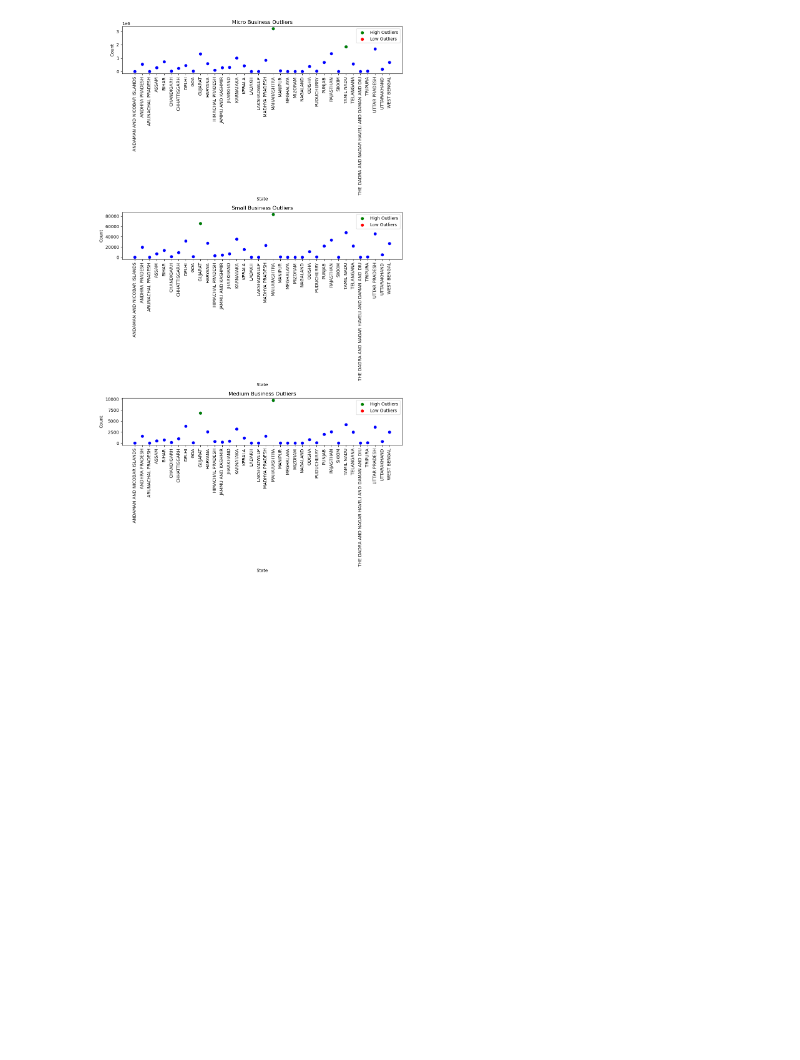
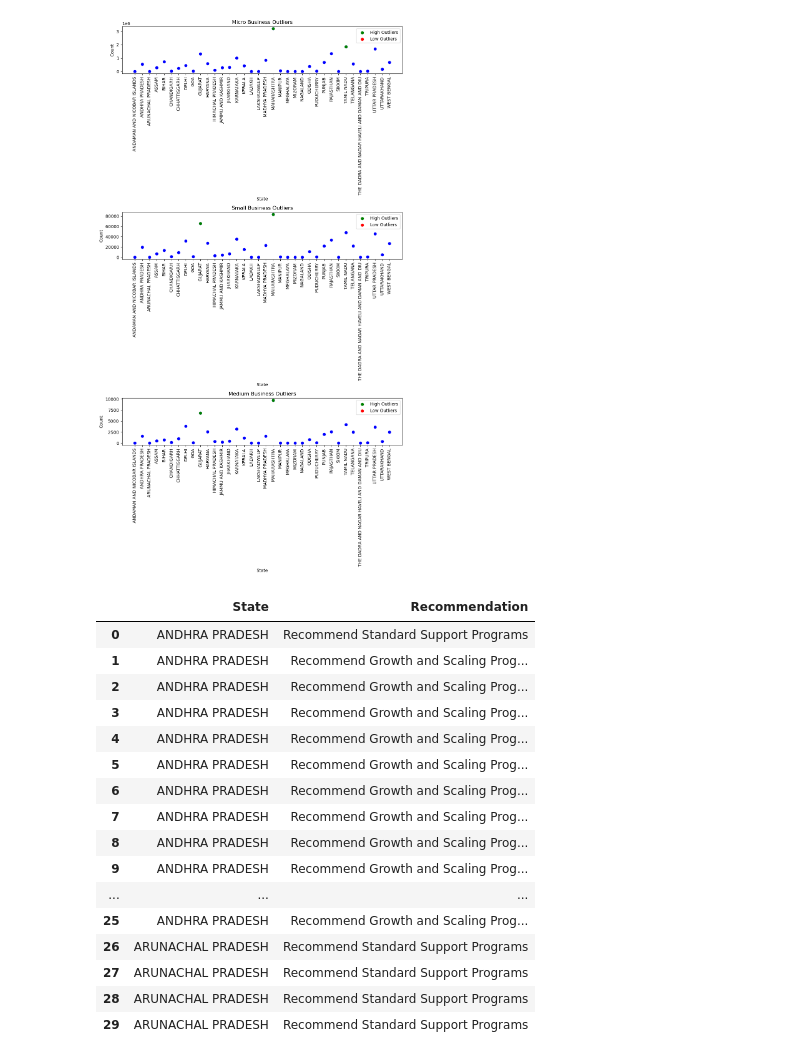
Before and after one commit to 10sharmashivam/AI_Personalization_for_MSME_FinTech_Platform, a Jupyter notebook: models/noteook.ipynb, the cells around one changed output. Cells and saved outputs as stored; diff of their text form; code cells hidden in the pictures; blank space fills up the shorter version.

Commit message:
Basic Recommendation Model

```diff
--- a/models/noteook.ipynb
+++ b/models/noteook.ipynb
@@ -458,3 +458,48 @@ plt.tight_layout()
 plt.show()
 # %% [output]
 [figure]
+# %%
+# Create a recommendation function based on the distribution of business sizes
+def generate_recommendations(df):
+    recommendations = []
+    for index, row in df.iterrows():
+        state = row['state_name']
+        micro_count = row['micro']
+        small_count = row['small']
+        medium_count = row['medium']
+
+        if micro_count > small_count and medium_count < small_count:
+            recommendations.append((state, "Recommend Growth and Scaling Programs"))
+        elif micro_count < 1000 and small_count < 500 and medium_count < 100:
+            recommendations.append((state, "Recommend Foundational Support Programs"))
+        elif medium_count > micro_count and medium_count > small_count:
+            recommendations.append((state, "Recommend Advanced Business Development Programs"))
+        else:
+            recommendations.append((state, "Recommend Standard Support Programs"))
+
+    return recommendations
+
+# Apply the recommendation function to the data
+recommendations = generate_recommendations(df)
+
+# Display the recommendations
+recommendations_df = pd.DataFrame(recommendations, columns=['State', 'Recommendation'])
+recommendations_df.head(30)
+# %% [output]
+|  | State | Recommendation |
+| 0 | ANDHRA PRADESH | Recommend Standard Support Programs |
+| 1 | ANDHRA PRADESH | Recommend Growth and Scaling Prog... |
+| 2 | ANDHRA PRADESH | Recommend Growth and Scaling Prog... |
+| 3 | ANDHRA PRADESH | Recommend Growth and Scaling Prog... |
+| 4 | ANDHRA PRADESH | Recommend Growth and Scaling Prog... |
+| 5 | ANDHRA PRADESH | Recommend Growth and Scaling Prog... |
+| 6 | ANDHRA PRADESH | Recommend Growth and Scaling Prog... |
+| 7 | ANDHRA PRADESH | Recommend Growth and Scaling Prog... |
+| 8 | ANDHRA PRADESH | Recommend Growth and Scaling Prog... |
+| 9 | ANDHRA PRADESH | Recommend Growth and Scaling Prog... |
+| ... | ... | ... |
+| 25 | ANDHRA PRADESH | Recommend Growth and Scaling Prog... |
+| 26 | ARUNACHAL PRADESH | Recommend Standard Support Programs |
+| 27 | ARUNACHAL PRADESH | Recommend Standard Support Programs |
+| 28 | ARUNACHAL PRADESH | Recommend Standard Support Programs |
+| 29 | ARUNACHAL PRADESH | Recommend Standard Support Programs |
```
Also changed, not shown: parts of 1 cell of this notebook.
